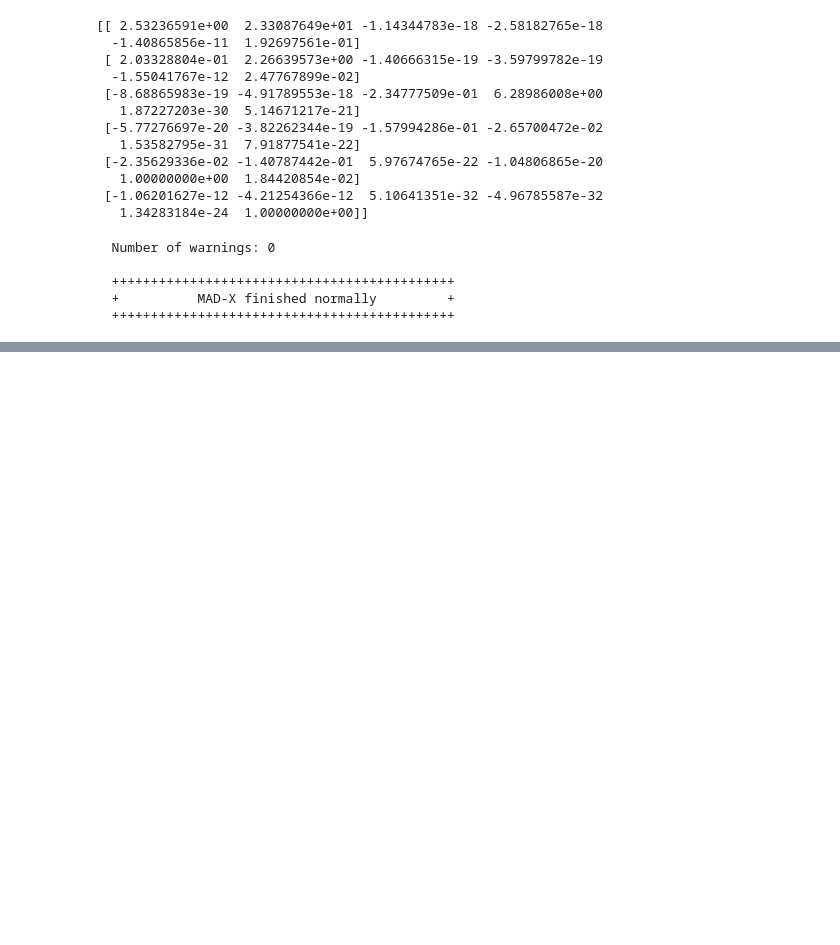
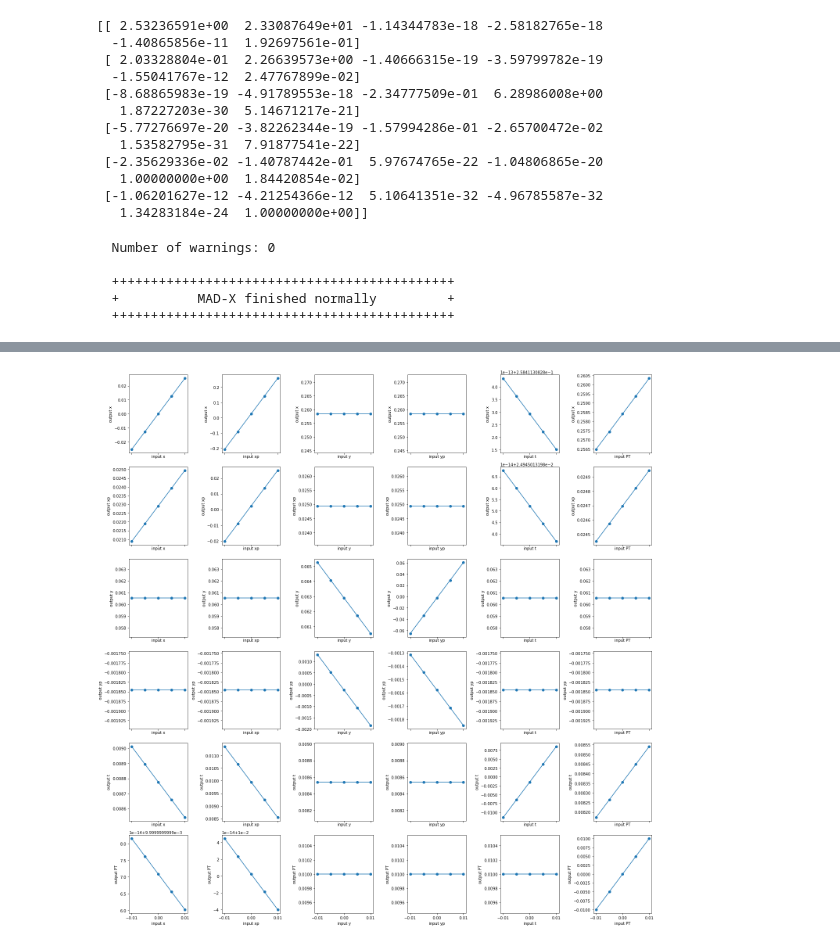
Before and after one commit to eliottjohnson/MADX-Examples-Eliott, a Jupyter notebook: TMatrix-to-MADX.ipynb, the cells around one changed output, grey strips where cells are left out. Drawn from its saved outputs; the diff is of its cells as text; code cells hidden in the pictures; blank space fills up the shorter version.

```diff
--- a/TMatrix-to-MADX.ipynb
+++ b/TMatrix-to-MADX.ipynb
@@ -313,0 +316,22 @@ if True: # Necessary otherwise you get an output in the console
+# %%
+var_names = ("x", "xp", "y", "yp", "t", "PT")
+values_no = 5
+values_lim = 0.01
+xvalues = np.linspace(-values_lim, values_lim, values_no)
+vectorOld = np.array([[0.], [0.], [0.], [0.], [0.], [0.]])
+
+fig, ax = plt.subplots(6,6, figsize=(20,20), tight_layout=True, sharex=True)
+for k in range(6):
+    for j in range (6):
+        yvalues = np.zeros(values_no)
+        for i in range (values_no): # In this loop we change the i value from the linspace to varie the input and look at how it impacts the output
+            vectorOld[j]=xvalues[i]
+            vectorNew = np.dot(matExtracted,vectorOld)
+            yvalues[i]=vectorNew[k]
+
+        ax[k,j].plot(xvalues, yvalues, marker = 'o')
+        ax[k,j].set_xlabel("input "+var_names[j])
+        ax[k,j].set_ylabel("output "+var_names[k])
+fig.savefig("plot.pdf", bbox_inches='tight')
+# %% [output]
+[figure, added]
```
Also changed, not shown: parts of 5 cells of this notebook, 1 other file.
